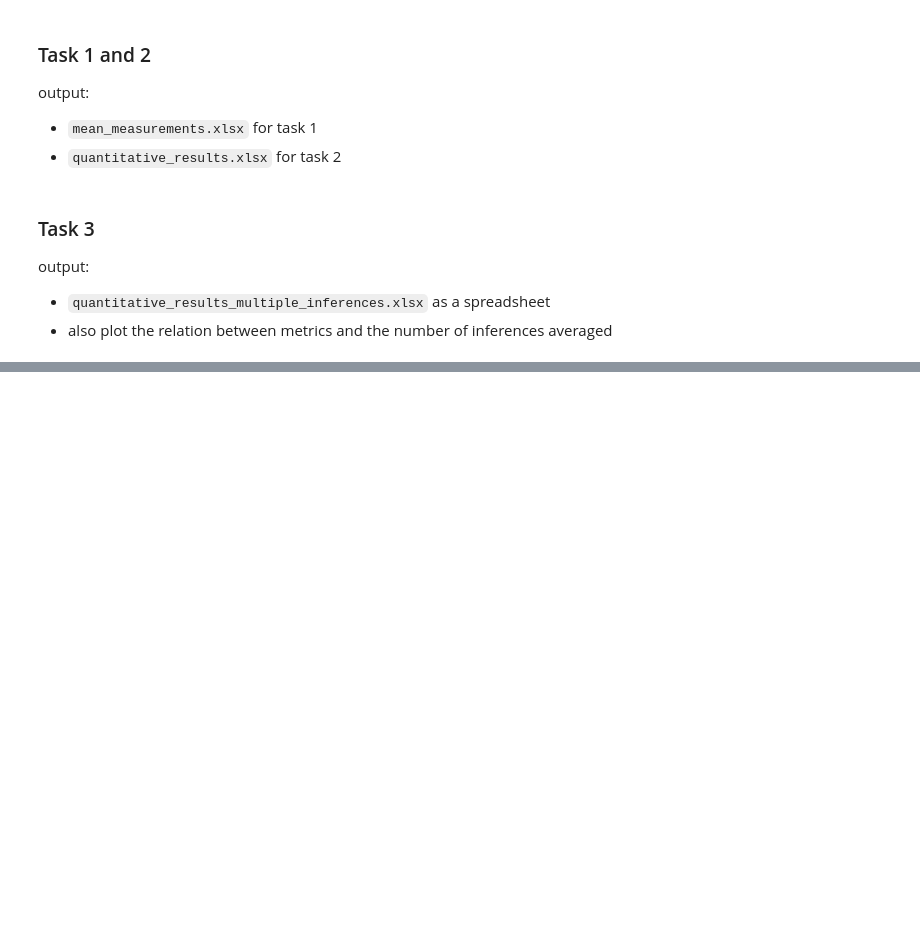
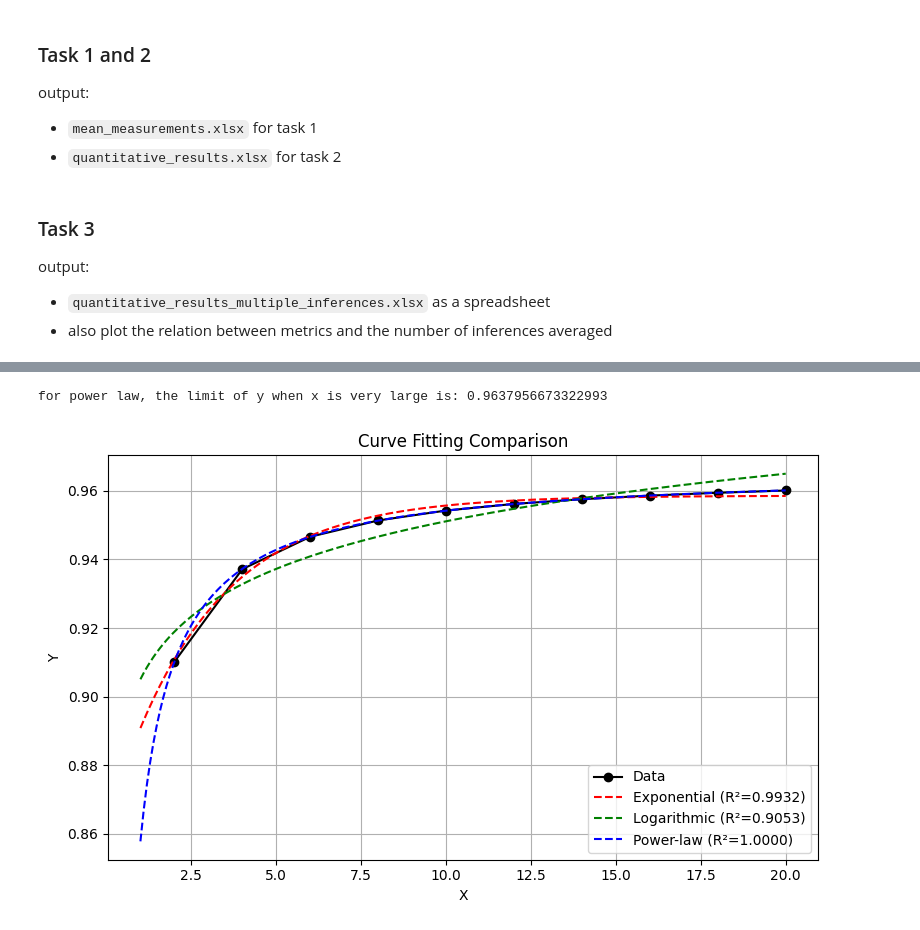
Before and after one commit to zhennongchen/CTDenoising_Diffusion_N2N, a Jupyter notebook: step5_quantitative.ipynb, the cells around one changed output, grey strips where cells are left out. Drawn from its saved outputs; the diff is of its cells as text; code cells hidden in the pictures; blank space fills up the shorter version.

Commit message:
inference analysis

```diff
--- a/step5_quantitative.ipynb
+++ b/step5_quantitative.ipynb
@@ -33,7 +33,7 @@ main_path = '/mnt/camca_NAS/denoising/'
 # %% [markdown]
 ### define a patient list
 # %%
-build_sheet =  Build_list.Build(os.path.join('/mnt/camca_NAS/denoising/Patient_lists/fixedCT_static_simulation_train_test_gaussian_NAS.xlsx'))
+build_sheet =  Build_list.Build(os.path.join(main_path,'Patient_lists/fixedCT_static_simulation_train_test_gaussian_NAS.xlsx'))
 _,patient_id_list,patient_subid_list,random_num_list, condition_list, x0_list = build_sheet.__build__(batch_list = [5])
 n = ff.get_X_numbers_in_interval(total_number = patient_id_list.shape[0],start_number = 0,end_number = 1, interval = 2) # each case has two simulations, we do on the first one as example
 # %% [markdown]
@@ -233,11 +233,11 @@ for i in range(0,n.shape[0]):
     print(patient_id, patient_subid, random_n)
     r = [patient_id, patient_subid, random_n]
 
-    gt_file = os.path.join('/mnt/camca_NAS/denoising/models/unsupervised_gaussian_current_beta0/pred_images', patient_id, patient_subid,'random_'+str(random_n), 'epoch61_1/gt_img.nii.gz')
+    gt_file = os.path.join(main_path, 'models/unsupervised_gaussian_current_beta0/pred_images', patient_id, patient_subid,'random_'+str(random_n), 'epoch61_1/gt_img.nii.gz')
     gt_img = nb.load(gt_file).get_fdata()
     gt_img_brain = Data_processing.cutoff_intensity(gt_img, cutoff_low=-100, cutoff_high=100)
 
-    files = ff.sort_timeframe(ff.find_all_target_files(['pred_img_scans*'], os.path.join('/mnt/camca_NAS/denoising/models/unsupervised_gaussian_current_beta0/pred_images', patient_id, patient_subid,'random_'+str(random_n), 'epoch61avg')),2,'s','.')
+    files = ff.sort_timeframe(ff.find_all_target_files(['pred_img_scans*'], os.path.join(main_path, 'models/unsupervised_gaussian_current_beta0/pred_images', patient_id, patient_subid,'random_'+str(random_n), 'epoch61avg')),2,'s','.')
 
     for k in range(0,len(files)):
         img = nb.load(files[k]).get_fdata()
@@ -256,5 +256,5 @@ for i in range(0,n.shape[0]):
         avg_times = ff.find_timeframe(files[k], 2, 's', '.')
         columns += ['mae_inference'+str(avg_times), 'rmse_inference'+str(avg_times), 'ssim_inference'+str(avg_times), 'lpips_inference'+str(avg_times)]
     df = pd.DataFrame(results_inference, columns = columns)
-    file_name = 'quantitative_results_multiple_inferences1.xlsx'
-    df.to_excel(os.path.join('/mnt/camca_NAS/denoising/models', file_name), index = False)
+    file_name = 'quantitative_results_multiple_inferences.xlsx'
+    df.to_excel(os.path.join(main_path, 'models', file_name), index = False)
@@ -276,0 +261,69 @@ KeyboardInterrupt:
+# %%
+### plot
+from scipy.optimize import curve_fit
+from sklearn.metrics import r2_score
+import matplotlib.pyplot as plt
+data = pd.read_excel(os.path.join(main_path, 'models/quantitative_results_multiple_inferences.xlsx'))
+# %%
+mae_avg_list = []
+rmse_avg_list = []
+ssim_avg_list = []
+
+for i in [2,4,6,8,10,12,14,16,18,20]:
+    mae_avg = data['mae_inference'+str(i)].mean()
+    mae_avg_list.append(mae_avg)
+    rmse_avg = data['rmse_inference'+str(i)].mean()
+    rmse_avg_list.append(rmse_avg)
+    ssim_avg = data['ssim_inference'+str(i)].mean()
+    ssim_avg_list.append(ssim_avg)
+
+y = ssim_avg_list
+
+x = np.array([2,4,6,8,10,12,14,16,18,20])
+
+# Define fitting functions
+def log_func(x, a, b):
+    return a * np.log(x) + b
+
+def power_func(x, a, b, c):
+    return a * x**(-b) + c
+
+def exp_func(x, a, b, c):
+    return a * np.exp(-b * x) + c
+
+# Fit the curves
+popt_log, _ = curve_fit(log_func, x, y)
+popt_pow, _ = curve_fit(power_func, x, y, maxfev=10000)
+popt_exp, _ = curve_fit(exp_func, x, y, maxfev=10000)
+
+# Generate predictions
+x_fit = np.linspace(1, 20, 200)
+y_log = log_func(x_fit, *popt_log)
+y_pow = power_func(x_fit, *popt_pow)
+y_exp = exp_func(x_fit, *popt_exp)
+
+# Calculate R^2
+r2_exp = r2_score(y, exp_func(x, *popt_exp))
+r2_log = r2_score(y, log_func(x, *popt_log))
+r2_pow = r2_score(y, power_func(x, *popt_pow))
+
+# find the limit of y when x is very large
+y_limit_pow = power_func(50, *popt_pow)
+print('for power law, the limit of y when x is very large is:', y_limit_pow)
+
+# Plotting
+plt.figure(figsize=(8, 5))
+plt.plot(x, y, 'ko-', label='Data')
+plt.plot(x_fit, y_exp, 'r--', label=f'Exponential (R²={r2_exp:.4f})')
+plt.plot(x_fit, y_log, 'g--', label=f'Logarithmic (R²={r2_log:.4f})')
+plt.plot(x_fit, y_pow, 'b--', label=f'Power-law (R²={r2_pow:.4f})')
+plt.xlabel('X')
+plt.ylabel('Y')
+plt.title('Curve Fitting Comparison')
+plt.legend()
+plt.grid(True)
+plt.tight_layout()
+plt.show()
+# %% [output]
+for power law, the limit of y when x is very large is: 0.9637956673322993
+[figure, added]
```
Also changed, not shown: parts of 2 cells of this notebook, 1 other file.
